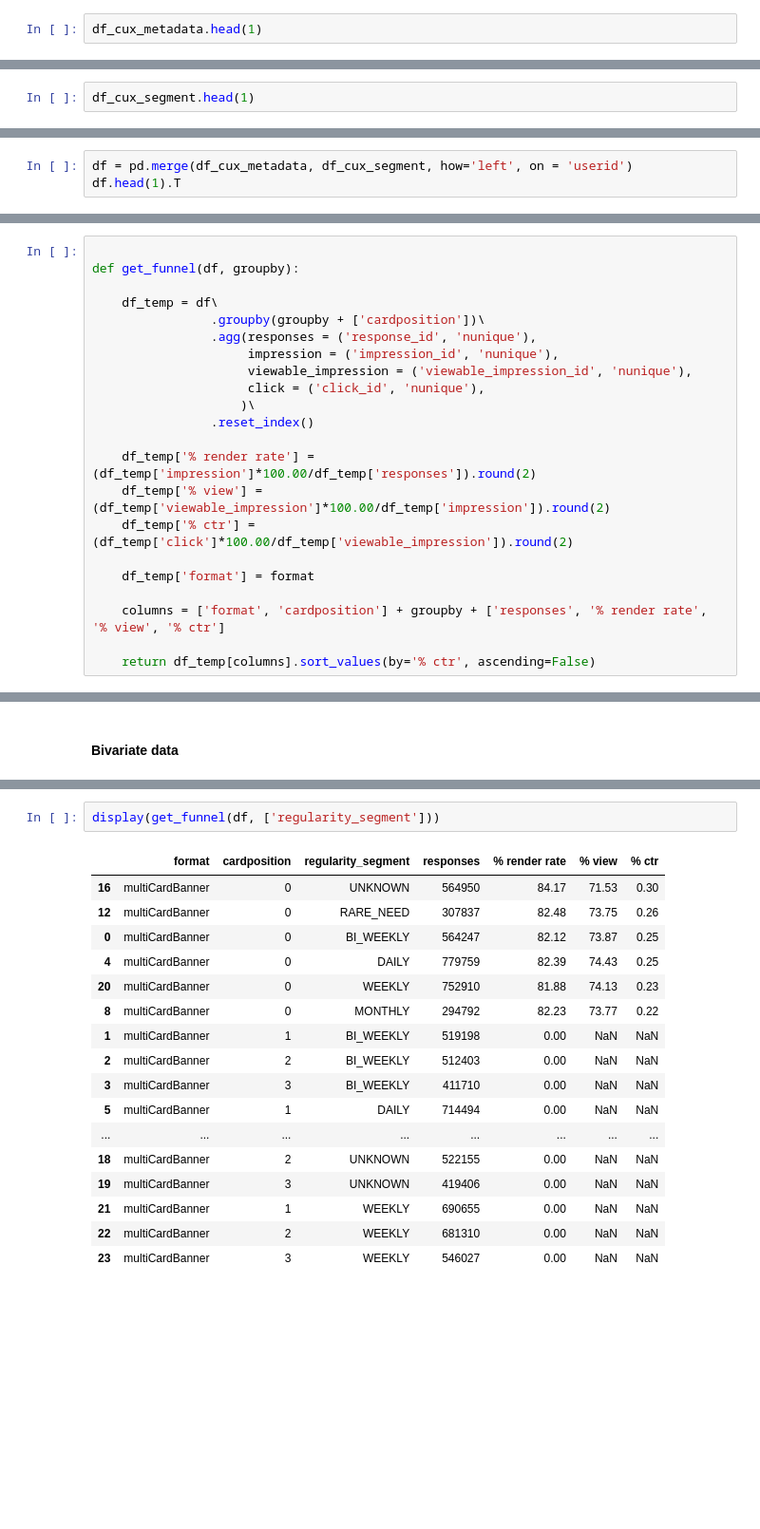
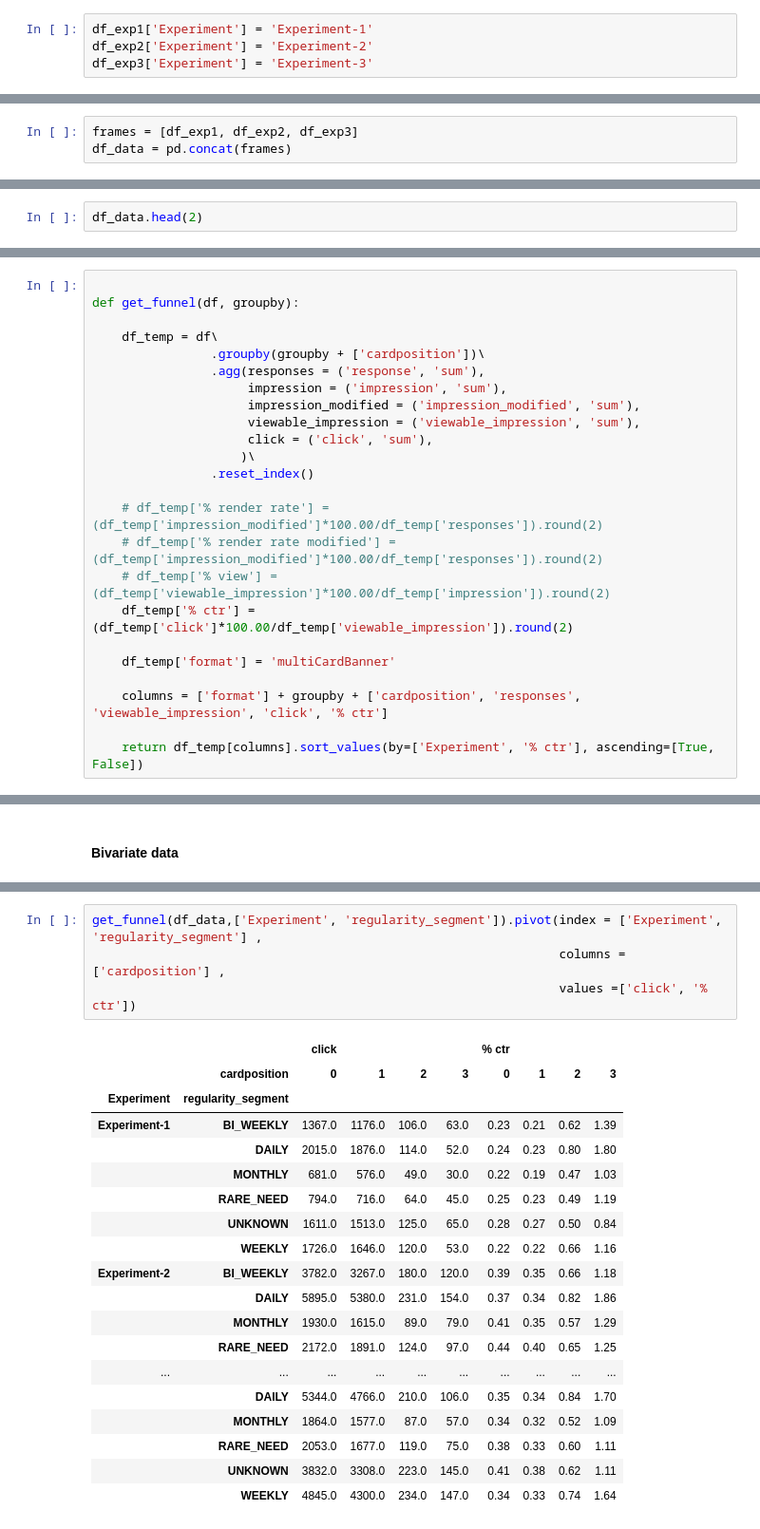
Before and after one commit to Manoj-kumar-ravirajan/analytics, a Jupyter notebook: customer/Ads-Monetisation/page-format-experiment/multi-card-banner.ipynb, the cells around one changed output, grey strips where cells are left out. Shown at 95% size. Saved outputs shown, nothing was run; the diff lists cells and outputs as text; blank space fills up the shorter version.

```diff
--- a/customer/Ads-Monetisation/page-format-experiment/multi-card-banner.ipynb
+++ b/customer/Ads-Monetisation/page-format-experiment/multi-card-banner.ipynb
@@ -284,2 +247,4 @@ df_cux_metadata.shape, df_cux_segment.shape
 # %%
-df_cux_metadata.head(1)
+df_exp1['Experiment'] = 'Experiment-1'
+df_exp2['Experiment'] = 'Experiment-2'
+df_exp3['Experiment'] = 'Experiment-3'
@@ -289,2 +251,3 @@ df_cux_metadata.head(1)
 # %%
-df_cux_segment.head(1)
+frames = [df_exp1, df_exp2, df_exp3]
+df_data = pd.concat(frames)
@@ -294,4 +254,3 @@ df_cux_segment.head(1)
 # %%
-df = pd.merge(df_cux_metadata, df_cux_segment, how='left', on = 'userid')
-df.head(1).T
+df_data.head(2)
 # %% [output]
@@ -323,22 +288,24 @@ def get_funnel(df, groupby):
 
     df_temp = df\
                 .groupby(groupby + ['cardposition'])\
-                .agg(responses = ('response_id', 'nunique'),
-                     impression = ('impression_id', 'nunique'),
-                     viewable_impression = ('viewable_impression_id', 'nunique'),
-                     click = ('click_id', 'nunique'),
+                .agg(responses = ('response', 'sum'),
+                     impression = ('impression', 'sum'),
+                     impression_modified = ('impression_modified', 'sum'),
+                     viewable_impression = ('viewable_impression', 'sum'),
+                     click = ('click', 'sum'),
                     )\
                 .reset_index()
 
-    df_temp['% render rate'] = (df_temp['impression']*100.00/df_temp['responses']).round(2)
-    df_temp['% view'] = (df_temp['viewable_impression']*100.00/df_temp['impression']).round(2)
+    # df_temp['% render rate'] = (df_temp['impression_modified']*100.00/df_temp['responses']).round(2)
+    # df_temp['% render rate modified'] = (df_temp['impression_modified']*100.00/df_temp['responses']).round(2)
+    # df_temp['% view'] = (df_temp['viewable_impression']*100.00/df_temp['impression']).round(2)
     df_temp['% ctr'] = (df_temp['click']*100.00/df_temp['viewable_impression']).round(2)
 
-    df_temp['format'] = format
+    df_temp['format'] = 'multiCardBanner'
 
-    columns = ['format', 'cardposition'] + groupby + ['responses', '% render rate', '% view', '% ctr']
+    columns = ['format'] + groupby + ['cardposition', 'responses', 'viewable_impression', 'click', '% ctr']
 
-    return df_temp[columns].sort_values(by='% ctr', ascending=False)
+    return df_temp[columns].sort_values(by=['Experiment', '% ctr'], ascending=[True, False])
 # %% [markdown]
 <div class="alert alert-block alert-success">
 
@@ -482,21 +461,25 @@ display(get_funnel(df, ['retention_segments']))
 # %%
-display(get_funnel(df, ['regularity_segment']))
+get_funnel(df_data,['Experiment', 'regularity_segment']).pivot(index = ['Experiment', 'regularity_segment'] ,
+                                                               columns = ['cardposition'] ,
+                                                               values =['click', '% ctr'])
 # %% [output]
-|  | format | cardposition | regularity_segment | responses | % render rate | % view | % ctr |
-| 16 | multiCardBanner | 0 | UNKNOWN | 564950 | 84.17 | 71.53 | 0.30 |
-| 12 | multiCardBanner | 0 | RARE_NEED | 307837 | 82.48 | 73.75 | 0.26 |
-| 0 | multiCardBanner | 0 | BI_WEEKLY | 564247 | 82.12 | 73.87 | 0.25 |
-| 4 | multiCardBanner | 0 | DAILY | 779759 | 82.39 | 74.43 | 0.25 |
-| 20 | multiCardBanner | 0 | WEEKLY | 752910 | 81.88 | 74.13 | 0.23 |
-| 8 | multiCardBanner | 0 | MONTHLY | 294792 | 82.23 | 73.77 | 0.22 |
-| 1 | multiCardBanner | 1 | BI_WEEKLY | 519198 | 0.00 | NaN | NaN |
-| 2 | multiCardBanner | 2 | BI_WEEKLY | 512403 | 0.00 | NaN | NaN |
-| 3 | multiCardBanner | 3 | BI_WEEKLY | 411710 | 0.00 | NaN | NaN |
-| 5 | multiCardBanner | 1 | DAILY | 714494 | 0.00 | NaN | NaN |
-| ... | ... | ... | ... | ... | ... | ... | ... |
-| 18 | multiCardBanner | 2 | UNKNOWN | 522155 | 0.00 | NaN | NaN |
-| 19 | multiCardBanner | 3 | UNKNOWN | 419406 | 0.00 | NaN | NaN |
-| 21 | multiCardBanner | 1 | WEEKLY | 690655 | 0.00 | NaN | NaN |
-| 22 | multiCardBanner | 2 | WEEKLY | 681310 | 0.00 | NaN | NaN |
-| 23 | multiCardBanner | 3 | WEEKLY | 546027 | 0.00 | NaN | NaN |
+|  |  | click |  |  |  | % ctr |  |  |  |
+|  | cardposition | 0 | 1 | 2 | 3 | 0 | 1 | 2 | 3 |
+| Experiment | regularity_segment |  |  |  |  |  |  |  |  |
+| Experiment-1 | BI_WEEKLY | 1367.0 | 1176.0 | 106.0 | 63.0 | 0.23 | 0.21 | 0.62 | 1.39 |
+|  | DAILY | 2015.0 | 1876.0 | 114.0 | 52.0 | 0.24 | 0.23 | 0.80 | 1.80 |
+|  | MONTHLY | 681.0 | 576.0 | 49.0 | 30.0 | 0.22 | 0.19 | 0.47 | 1.03 |
+|  | RARE_NEED | 794.0 | 716.0 | 64.0 | 45.0 | 0.25 | 0.23 | 0.49 | 1.19 |
+|  | UNKNOWN | 1611.0 | 1513.0 | 125.0 | 65.0 | 0.28 | 0.27 | 0.50 | 0.84 |
+|  | WEEKLY | 1726.0 | 1646.0 | 120.0 | 53.0 | 0.22 | 0.22 | 0.66 | 1.16 |
+| Experiment-2 | BI_WEEKLY | 3782.0 | 3267.0 | 180.0 | 120.0 | 0.39 | 0.35 | 0.66 | 1.18 |
+|  | DAILY | 5895.0 | 5380.0 | 231.0 | 154.0 | 0.37 | 0.34 | 0.82 | 1.86 |
+|  | MONTHLY | 1930.0 | 1615.0 | 89.0 | 79.0 | 0.41 | 0.35 | 0.57 | 1.29 |
+|  | RARE_NEED | 2172.0 | 1891.0 | 124.0 | 97.0 | 0.44 | 0.40 | 0.65 | 1.25 |
+| ... | ... | ... | ... | ... | ... | ... | ... | ... | ... |
+|  | DAILY | 5344.0 | 4766.0 | 210.0 | 106.0 | 0.35 | 0.34 | 0.84 | 1.70 |
+|  | MONTHLY | 1864.0 | 1577.0 | 87.0 | 57.0 | 0.34 | 0.32 | 0.52 | 1.09 |
+|  | RARE_NEED | 2053.0 | 1677.0 | 119.0 | 75.0 | 0.38 | 0.33 | 0.60 | 1.11 |
+|  | UNKNOWN | 3832.0 | 3308.0 | 223.0 | 145.0 | 0.41 | 0.38 | 0.62 | 1.11 |
+|  | WEEKLY | 4845.0 | 4300.0 | 234.0 | 147.0 | 0.34 | 0.33 | 0.74 | 1.64 |
 # %%
```
Also changed, not shown: parts of 23 cells of this notebook, 3 other files.
